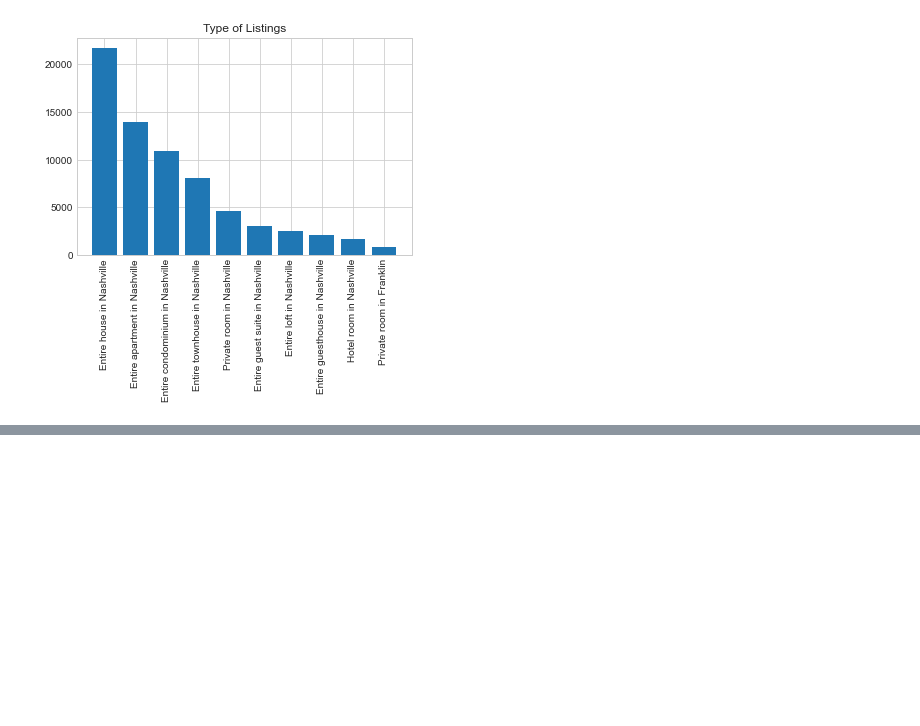
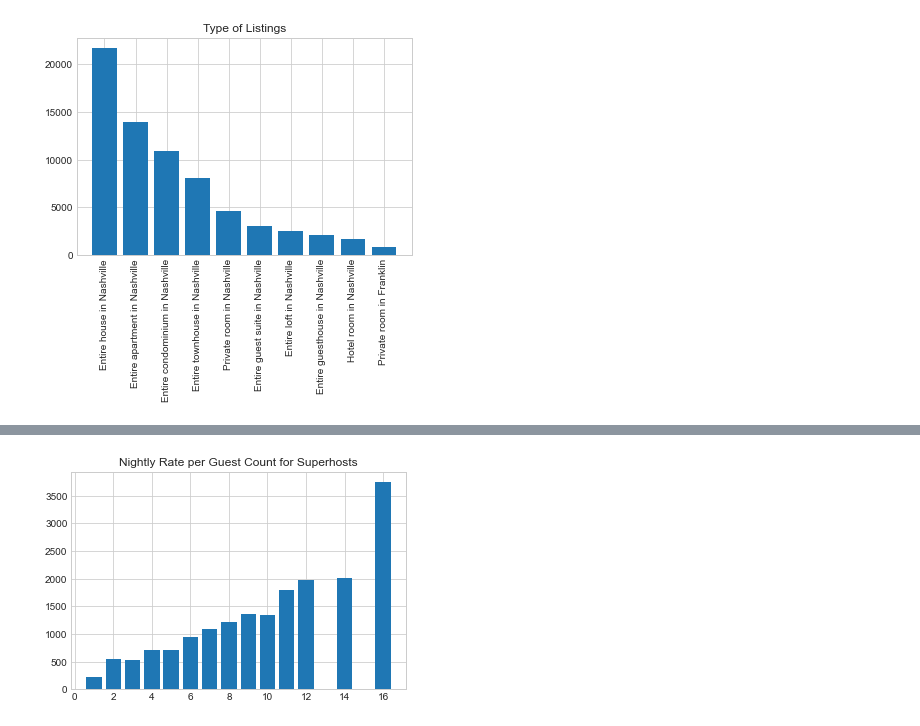
Before and after one commit to sbmcdermott/Airbnb, a Jupyter notebook: Data Visualizations.ipynb, the cells around one changed output, grey strips where cells are left out. Saved outputs shown, nothing was run; the diff lists cells and outputs as text; code cells hidden in the pictures; blank space fills up the shorter version.

```diff
--- a/Data Visualizations.ipynb
+++ b/Data Visualizations.ipynb
@@ -284,0 +316,9 @@ plt.show()
+# %%
+# Creating bar chart
+plt.bar(hosts_mean['guests'], hosts_mean['total cost'])
+plt.title('Nightly Rate per Guest Count for Superhosts')
+
+# Show plot
+plt.show()
+# %% [output]
+[figure, added]
```
Also changed, not shown: parts of 2 cells of this notebook.
